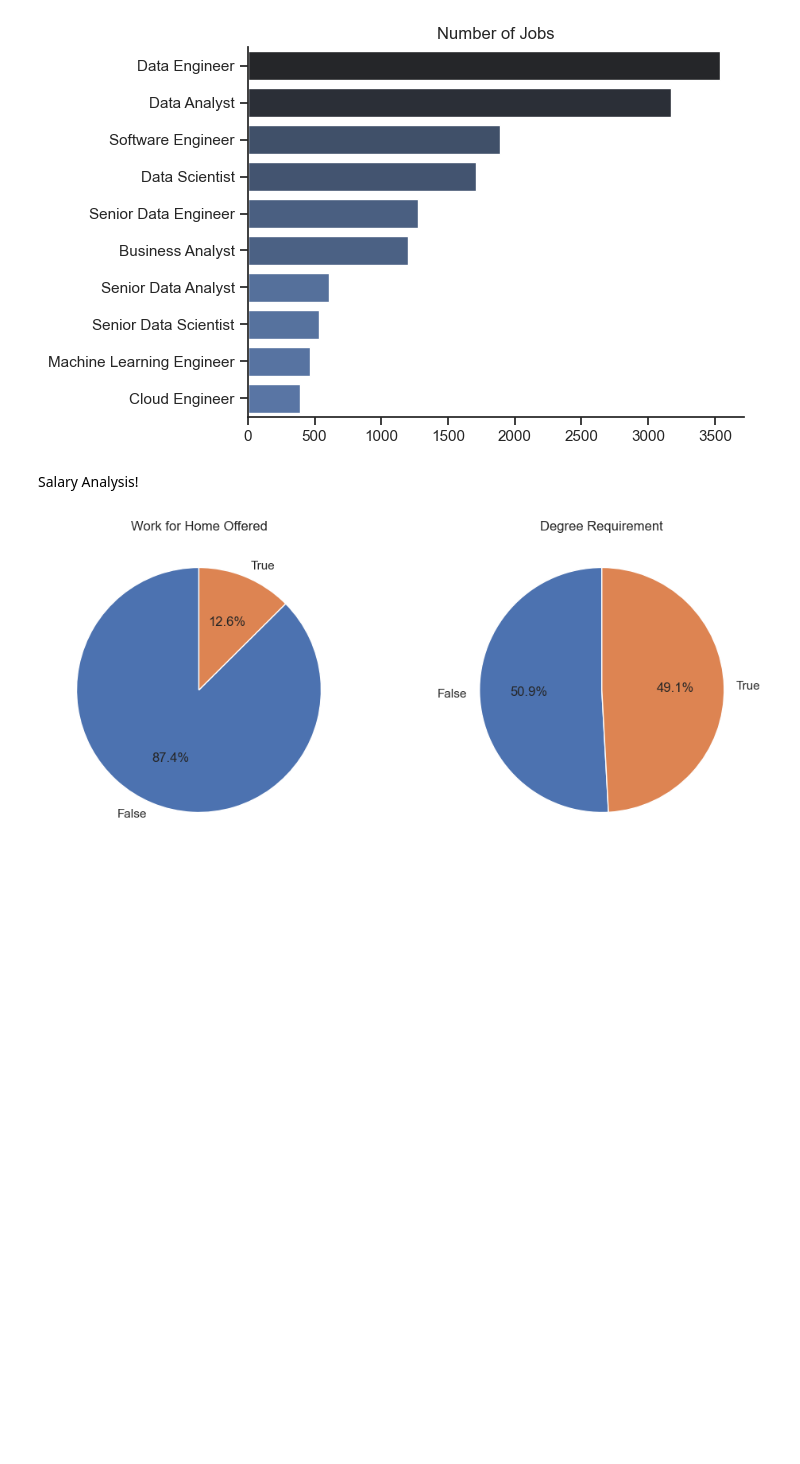
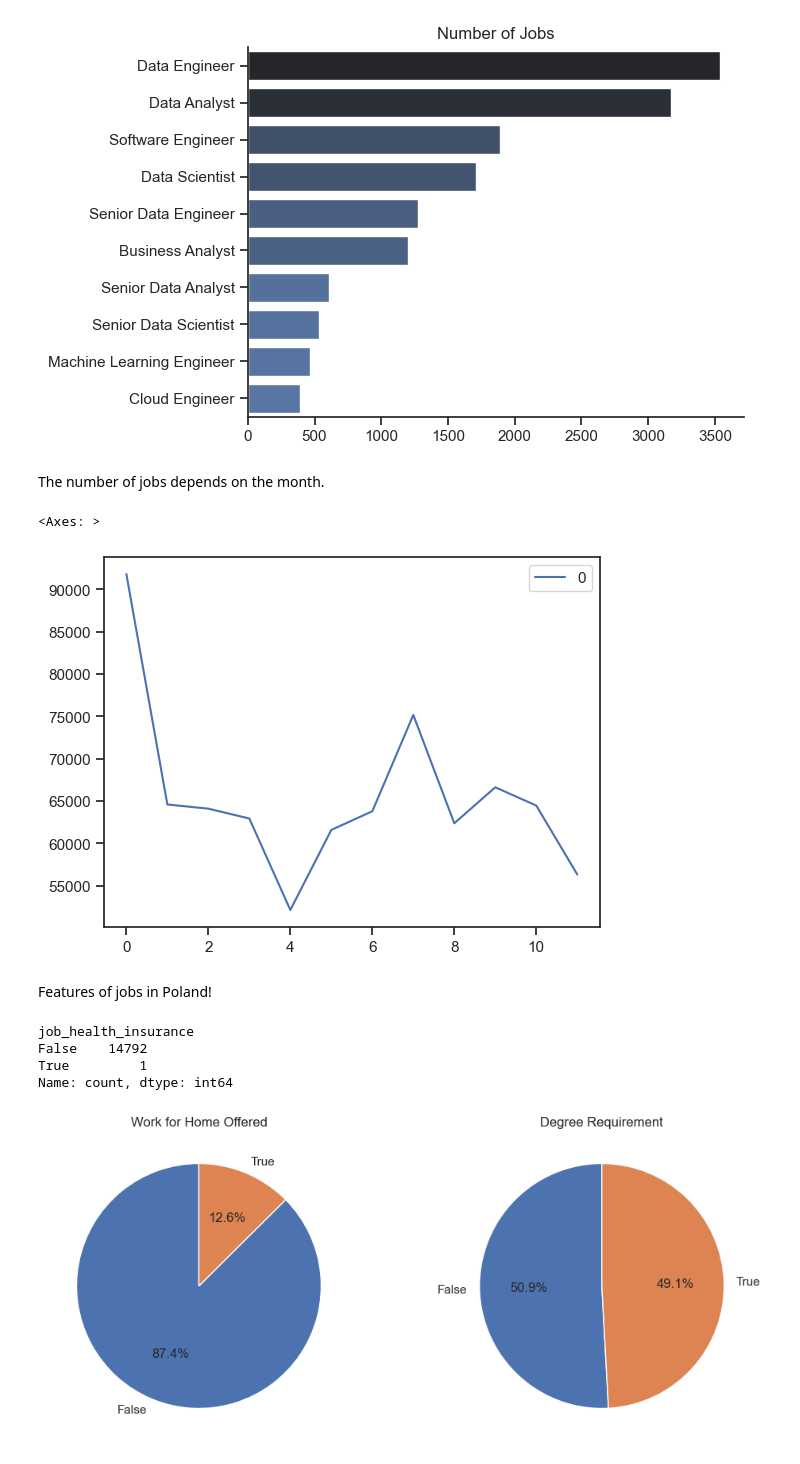
Before and after one commit to matcze/job_data_analysis, a Jupyter notebook: 1_project.ipynb, the cells around one changed output. Saved outputs shown, nothing was run; the diff lists cells and outputs as text; code cells hidden in the pictures; blank space fills up the shorter version.

```diff
--- a/1_project.ipynb
+++ b/1_project.ipynb
@@ -8,7 +8,7 @@ from datasets import load_dataset
 dataset = load_dataset("lukebarousse/data_jobs")
 df = dataset["train"].to_pandas()
 
-df["job_posted_data"] = pd.to_datetime(df["job_posted_date"])
+df["job_posted_date"] = pd.to_datetime(df["job_posted_date"])
 df['job_skills'] = df['job_skills'].apply(lambda x: ast.literal_eval(x) if pd.notna(x) else x)
 # %% [markdown]
 Dataset containing only data from Poland
@@ -44,5 +44,19 @@ plt.ylabel("")
 plt.show()
 # %% [output]
 [figure]
+# %% [markdown]
+The number of jobs depends on the month.
+# %%
+job_monthly = df.groupby(df['job_posted_date'].dt.to_period('M')).size().to_frame()
+job_monthly = job_monthly.reset_index()
+
+
+# job_monthly['month_name'] = job_monthly['job_posted_date'].dt.strftime('%b')
+# job_monthly = job_monthly.drop(df['job_posted_date'], axis=1)
+# %%
+job_monthly.plot()
+# %% [output]
+<Axes: >
+[figure, added]
 # %% [markdown]
-Salary Analysis!
+Features of jobs in Poland!
@@ -50,0 +63,8 @@ df_poland_DE = df_poland[df_poland]
+# %%
+df_poland_health = df_poland["job_health_insurance"]
+df_poland_health.value_counts()
+# %% [output]
+job_health_insurance
+False    14792
+True         1
+Name: count, dtype: int64
```
Also changed, not shown: parts of 4 cells of this notebook, 3 other files.
